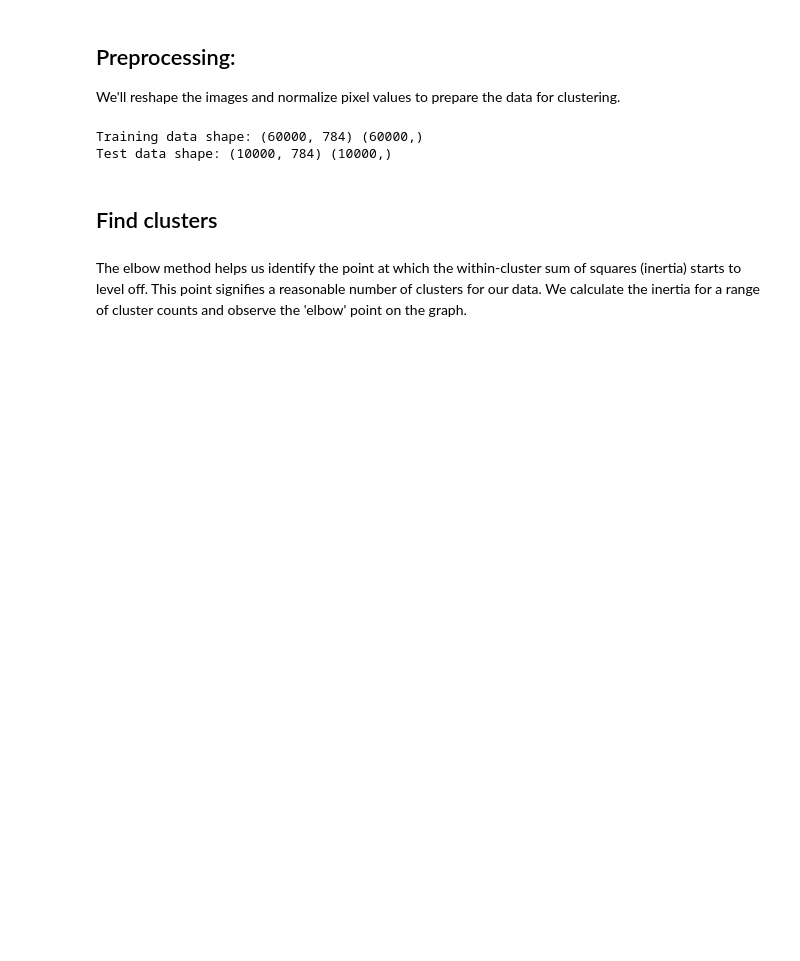
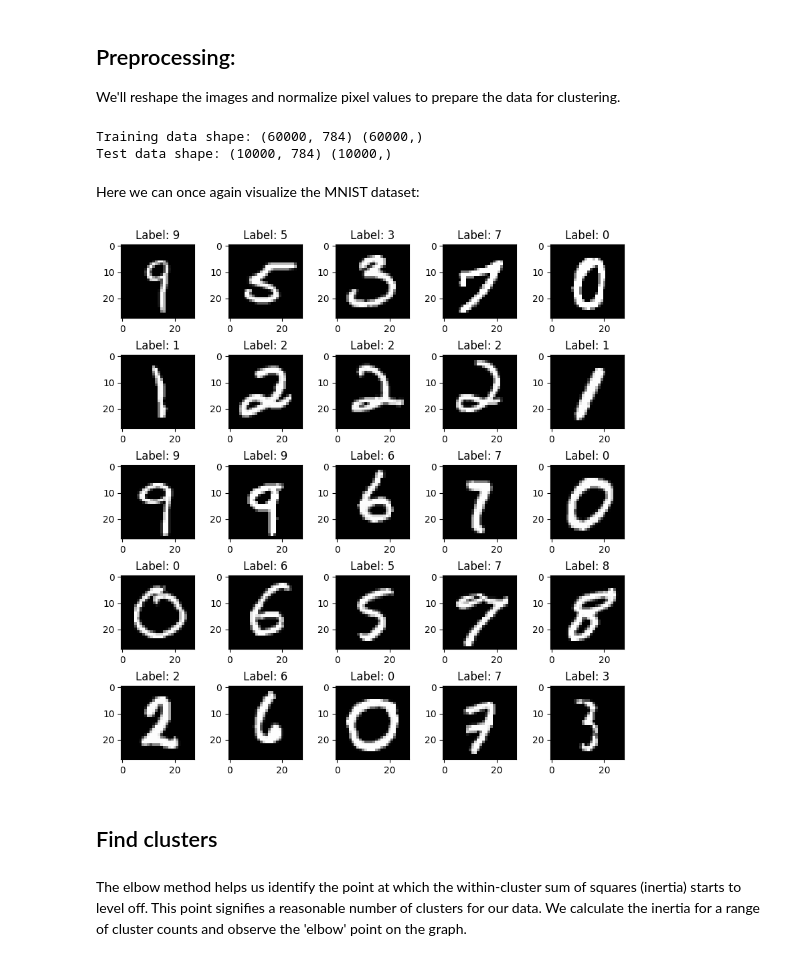
Before and after one commit to albarqounilab/EEDA-Autumn-School, a Jupyter notebook: 4. Clustering_Dim_Reduction/4_2_clustering_dim_red_Kmeans_MNIST_solution.ipynb, the cells around one changed output. Saved outputs shown, nothing was run; the diff lists cells and outputs as text; code cells hidden in the pictures; blank space fills up the shorter version.

```diff
--- a/4. Clustering_Dim_Reduction/4_2_clustering_dim_red_Kmeans_MNIST_solution.ipynb
+++ b/4. Clustering_Dim_Reduction/4_2_clustering_dim_red_Kmeans_MNIST_solution.ipynb
@@ -71,6 +75,27 @@ print("Test data shape:", X_test.shape, y_test.shape)
 # %% [output]
 Training data shape: (60000, 784) (60000,)
 Test data shape: (10000, 784) (10000,)
+# %% [markdown]
+Here we can once again visualize the MNIST dataset:
+# %%
+# Function to display a grid of images
+def display_images(images, labels, num_images=25):
+    fig, axes = plt.subplots(5, 5, figsize=(10, 10))
+    for i, ax in enumerate(axes.ravel()):
+        if i < num_images:
+            ax.imshow(images[i].reshape(28, 28), cmap='gray')
+            ax.set_title(f"Label: {labels[i]}")
+        else:
+            ax.axis('off')
+    plt.subplots_adjust(hspace=0.5)
+    plt.show()
+
+# Display a random selection of training data
+num_samples_to_display = 25
+random_indices = np.random.randint(0, X_train.shape[0], num_samples_to_display)
+display_images(X_train[random_indices], y_train[random_indices], num_samples_to_display)
+# %% [output]
+[figure, added]
 # %% [markdown]
 ## Find clusters
 # %% [markdown]
```
Also changed, not shown: parts of 2 cells of this notebook.
